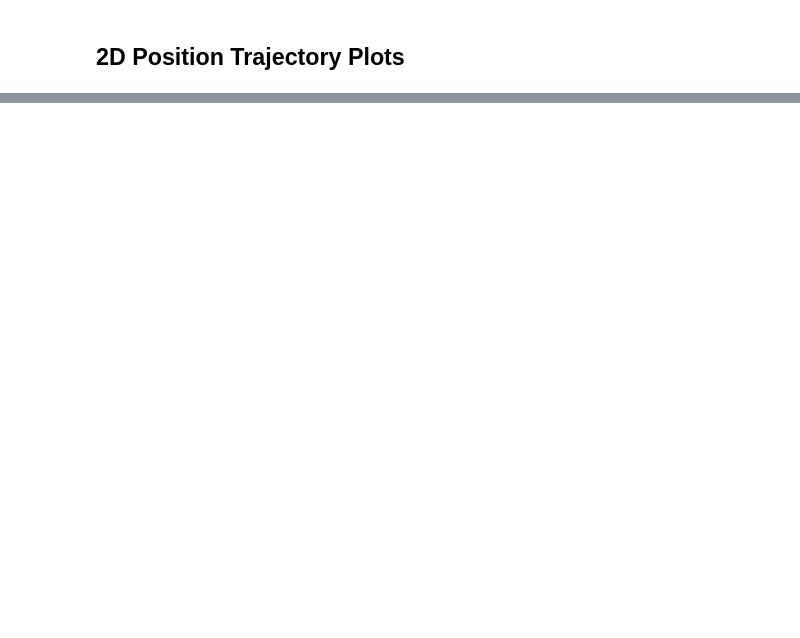
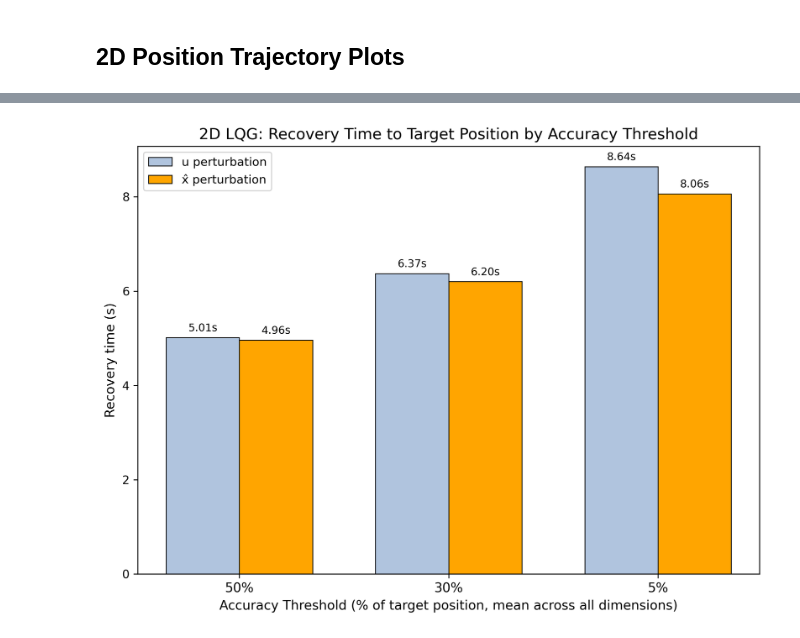
Before and after one commit to emilyekstrum/cerebellar_LQG_control, a Jupyter notebook: notebooks/lqg_model_2d.ipynb, the cells around one changed output, grey strips where cells are left out. Saved outputs shown, nothing was run; the diff lists cells and outputs as text; code cells hidden in the pictures; blank space fills up the shorter version.

```diff
--- a/notebooks/lqg_model_2d.ipynb
+++ b/notebooks/lqg_model_2d.ipynb
@@ -570,0 +573,68 @@ plt.show()
+# %%
+# mean abs distance from target as % of target position, averaged across all dimensions
+n_dim = 2
+T_pos = np.array([T_px, T_py])
+
+abs_pct_from_target_u = np.mean(
+    np.stack([np.abs([px_u_pert, py_u_pert][i] - T_pos[i]) / T_pos[i] * 100 for i in range(n_dim)], axis=0),
+    axis=0
+)
+abs_pct_from_target_xhat = np.mean(
+    np.stack([np.abs([px_xhat_pert, py_xhat_pert][i] - T_pos[i]) / T_pos[i] * 100 for i in range(n_dim)], axis=0),
+    axis=0
+)
+
+thresholds = [('50%', 50), ('30%', 30), ('5%', 5)]
+
+def backward_settled(arr, thr, search_start, horizon):
+    """Last step in [search_start:horizon] where arr > thr; returns first settled step or None."""
+    sub = arr[search_start:horizon]
+    above = np.where(sub > thr)[0]
+    if len(above) == 0:
+        return search_start
+    last_above = above[-1]
+    if last_above >= len(sub) - 1:
+        return None
+    return search_start + last_above + 1
+
+rec_u, rec_xhat = [], []
+for _, thr in thresholds:
+    t_u  = backward_settled(abs_pct_from_target_u,    thr, perturbation_end, horizon)
+    t_xh = backward_settled(abs_pct_from_target_xhat, thr, perturbation_end, horizon)
+    rec_u.append(time[t_u]   if t_u  is not None else np.nan)
+    rec_xhat.append(time[t_xh] if t_xh is not None else np.nan)
+
+thr_labels = [t[0] for t in thresholds]
+x = np.arange(len(thr_labels))
+width = 0.35
+
+max_val = np.nanmax([v for v in rec_u + rec_xhat if not np.isnan(v)] or [1])
+stub_h  = max_val * 0.05  # small stub bar for no-recovery cases
+
+fig, ax = plt.subplots(figsize=(8, 6))
+
+bars_u    = ax.bar(x - width/2, [v if not np.isnan(v) else stub_h for v in rec_u],
+                   width, label='u perturbation',  color='lightsteelblue', edgecolor='k', linewidth=0.7)
+bars_xhat = ax.bar(x + width/2, [v if not np.isnan(v) else stub_h for v in rec_xhat],
+                   width, label='x̂ perturbation', color='orange',          edgecolor='k', linewidth=0.7)
+
+for bar, val in zip(list(bars_u) + list(bars_xhat), rec_u + rec_xhat):
+    h = bar.get_height()
+    if not np.isnan(val):
+        ax.text(bar.get_x() + bar.get_width()/2, h + max_val * 0.01, f'{val:.2f}s',
+                ha='center', va='bottom', fontsize=9)
+    else:
+        ax.text(bar.get_x() + bar.get_width()/2, stub_h + max_val * 0.01, 'no recovery',
+                ha='center', va='bottom', fontsize=8, color='gray', style='italic')
+
+ax.set_xticks(x)
+ax.set_xticklabels(thr_labels, fontsize=11)
+ax.set_xlabel('Accuracy Threshold (% of target position, mean across all dimensions)', fontsize=11)
+ax.set_ylabel('Recovery time (s)', fontsize=11)
+ax.set_title(f'{n_dim}D LQG: Recovery Time to Target Position by Accuracy Threshold', fontsize=13)
+ax.legend(fontsize=10)
+#ax.grid(True, axis='y', alpha=0.3)
+plt.tight_layout()
+plt.show()
+# %% [output]
+[figure, added]
```
Also changed, not shown: parts of 9 cells of this notebook, 1 other file.
